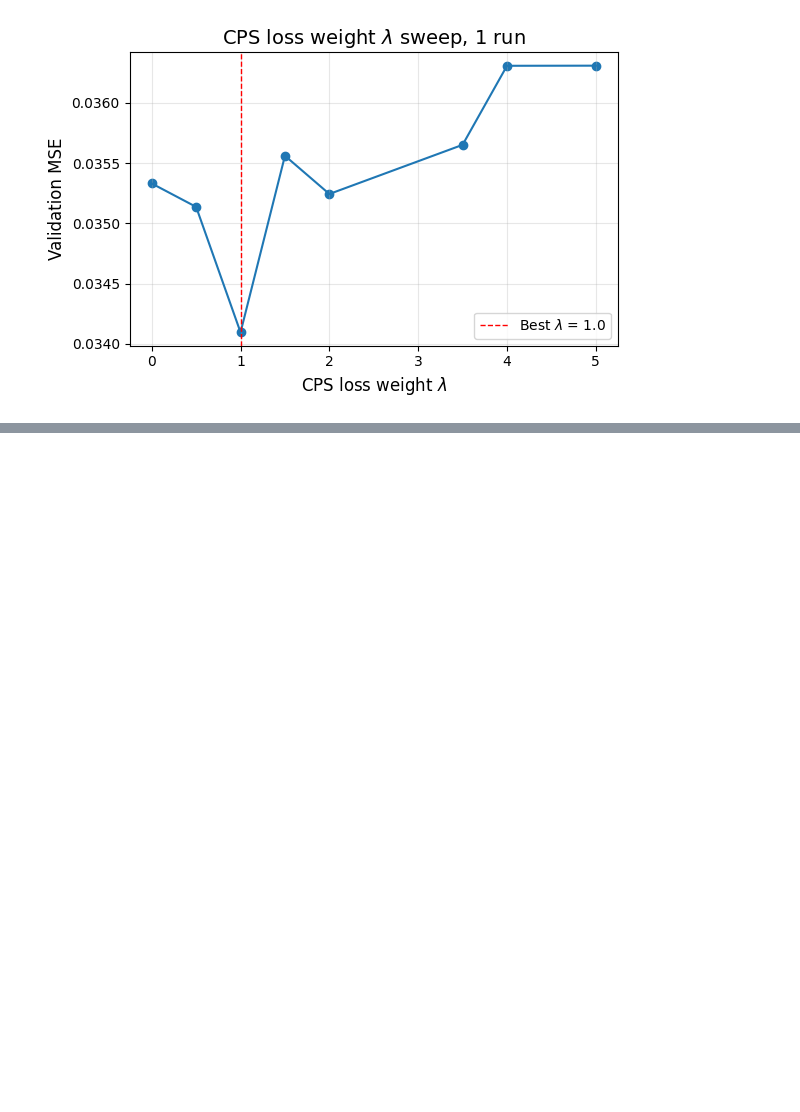
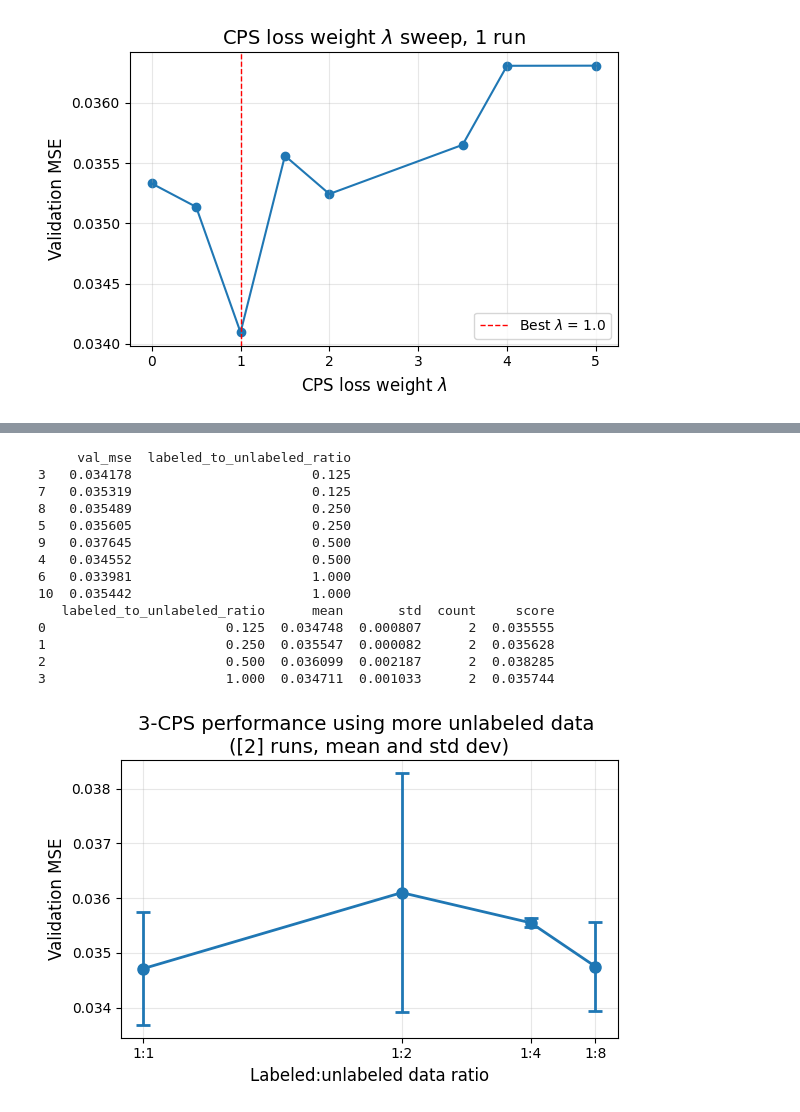
Before and after one commit to Zzanis/02456-g82-dl-project, a Jupyter notebook: results/analyze_stats.ipynb, the cells around one changed output, grey strips where cells are left out. Saved outputs shown, nothing was run; the diff lists cells and outputs as text; code cells hidden in the pictures; blank space fills up the shorter version.

Commit message:
Add stats fig and script for 3-CPS with more unlabeled data (2 runs)

```diff
--- a/results/analyze_stats.ipynb
+++ b/results/analyze_stats.ipynb
@@ -218,0 +265,45 @@ plt.savefig(FIGURES_DIR / "ncps-gcn-n3-cps-loss-weight-sweep.png")
+# %%
+df = pd.read_csv(STATS_DIR_CLEAN / "ncps-gcn-n3-more-unlabeled.csv", quotechar="\"")
+df = df[df["cps_loss_weight"] == 1]
+print(df[["val_mse", "labeled_to_unlabeled_ratio"]].sort_values(by="labeled_to_unlabeled_ratio"))
+grouped = df.groupby("labeled_to_unlabeled_ratio")["val_mse"].agg(["mean", "std", "count"]).reset_index()
+grouped["score"] = grouped["mean"] + grouped["std"]
+print(grouped)
+# Plot with error bars
+fig, ax = plt.subplots(figsize=(6, 4), layout="tight")
+ax.errorbar(
+    grouped["labeled_to_unlabeled_ratio"],
+    grouped["mean"],
+    yerr=grouped["std"],
+    fmt="o-",
+    capsize=5,
+    capthick=2,
+    markersize=8,
+    linewidth=2,
+)
+ax.xaxis.set_inverted(True)
+labels = [f"1:{1/r:.0f}" for r in grouped["labeled_to_unlabeled_ratio"]]
+ax.set_xticks(grouped["labeled_to_unlabeled_ratio"], labels)
+ax.set_xlabel(r"Labeled:unlabeled data ratio", fontsize=12)
+ax.set_ylabel("Validation MSE", fontsize=12)
+n_runs = grouped["count"].unique()
+ax.set_title(f"3-CPS performance using more unlabeled data \n({n_runs} runs, mean and std dev)", fontsize=14)
+ax.grid(True, alpha=0.3)
+plt.savefig(FIGURES_DIR / "ncps-gcn-n3-more-unlabeled.png")
+# plt.savefig(FIGURES_DIR / "ncps-gcn-n3-more-unlabeled2.png", dpi=300, bbox_inches="tight")
+# %% [output]
+     val_mse  labeled_to_unlabeled_ratio
+3   0.034178                       0.125
+7   0.035319                       0.125
+8   0.035489                       0.250
+5   0.035605                       0.250
+9   0.037645                       0.500
+4   0.034552                       0.500
+6   0.033981                       1.000
+10  0.035442                       1.000
+   labeled_to_unlabeled_ratio      mean       std  count     score
+0                       0.125  0.034748  0.000807      2  0.035555
+1                       0.250  0.035547  0.000082      2  0.035628
+2                       0.500  0.036099  0.002187      2  0.038285
+3                       1.000  0.034711  0.001033      2  0.035744
+[figure, added]
```
Also changed, not shown: parts of 4 cells of this notebook, 2 other files.
